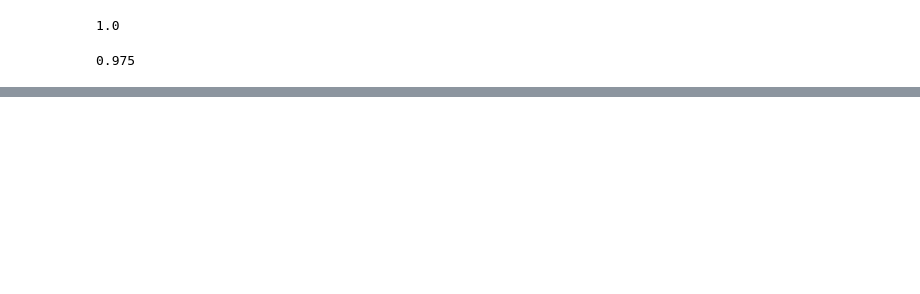
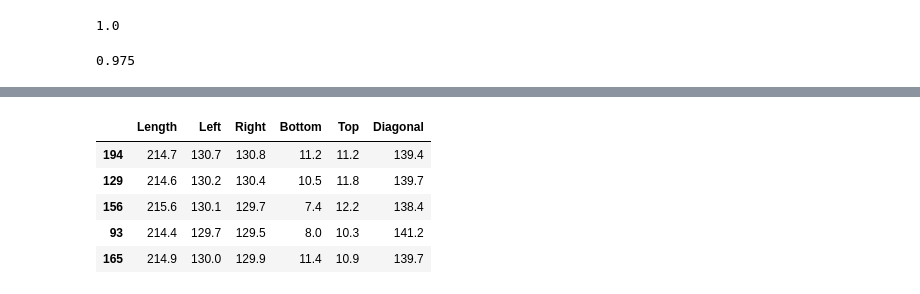
Before and after one commit to ritumsingh23/SC22-BatchC-green-titans, a Jupyter notebook: Green-Titans_Project/Swiss_Bank_Notes_Project.ipynb, the cells around one changed output, grey strips where cells are left out. Saved outputs shown, nothing was run; the diff lists cells and outputs as text; code cells hidden in the pictures; blank space fills up the shorter version.

```diff
--- a/Green-Titans_Project/Swiss_Bank_Notes_Project.ipynb
+++ b/Green-Titans_Project/Swiss_Bank_Notes_Project.ipynb
@@ -564,0 +645,9 @@ weighted avg       0.98      0.97      0.97        40
+# %%
+x_test.head()
+# %% [output]
+|  | Length | Left | Right | Bottom | Top | Diagonal |
+| 194 | 214.7 | 130.7 | 130.8 | 11.2 | 11.2 | 139.4 |
+| 129 | 214.6 | 130.2 | 130.4 | 10.5 | 11.8 | 139.7 |
+| 156 | 215.6 | 130.1 | 129.7 | 7.4 | 12.2 | 138.4 |
+| 93 | 214.4 | 129.7 | 129.5 | 8.0 | 10.3 | 141.2 |
+| 165 | 214.9 | 130.0 | 129.9 | 11.4 | 10.9 | 139.7 |
```
Also changed, not shown: parts of 45 cells of this notebook, 24 other files.
